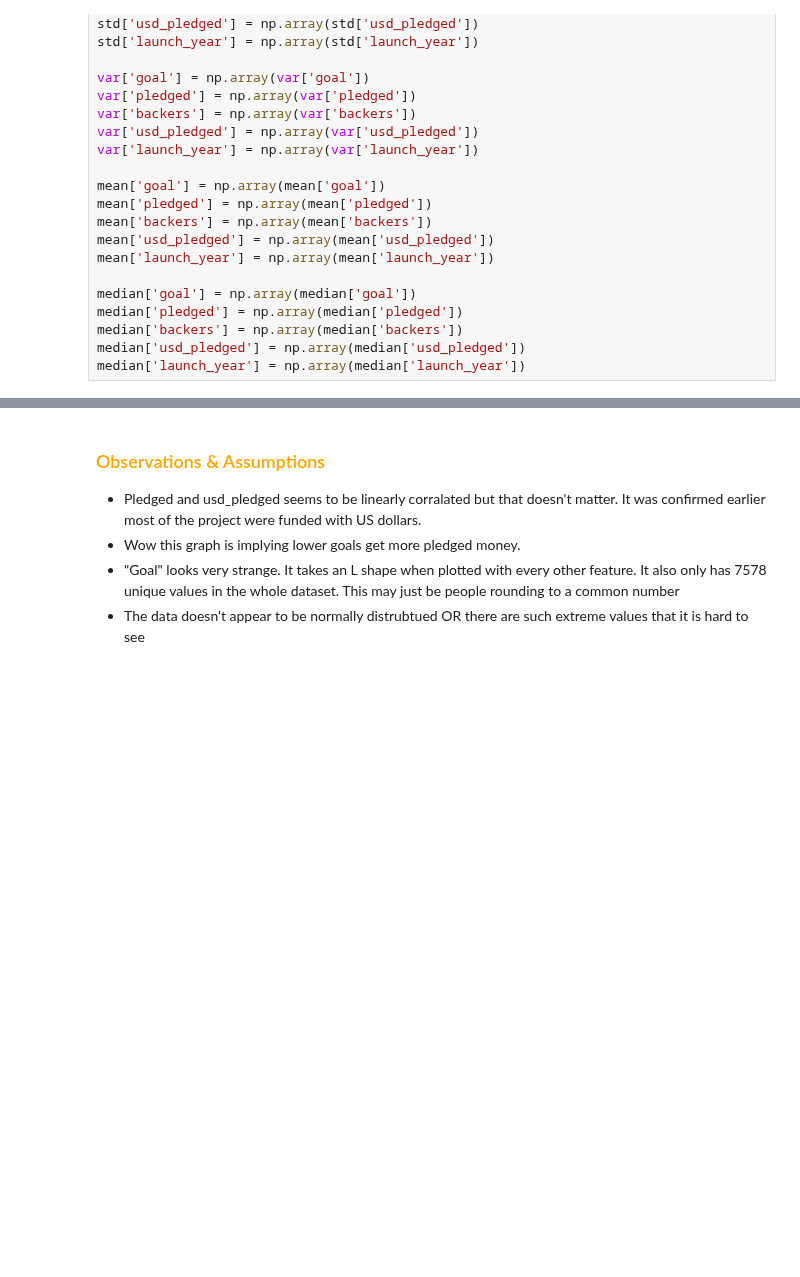
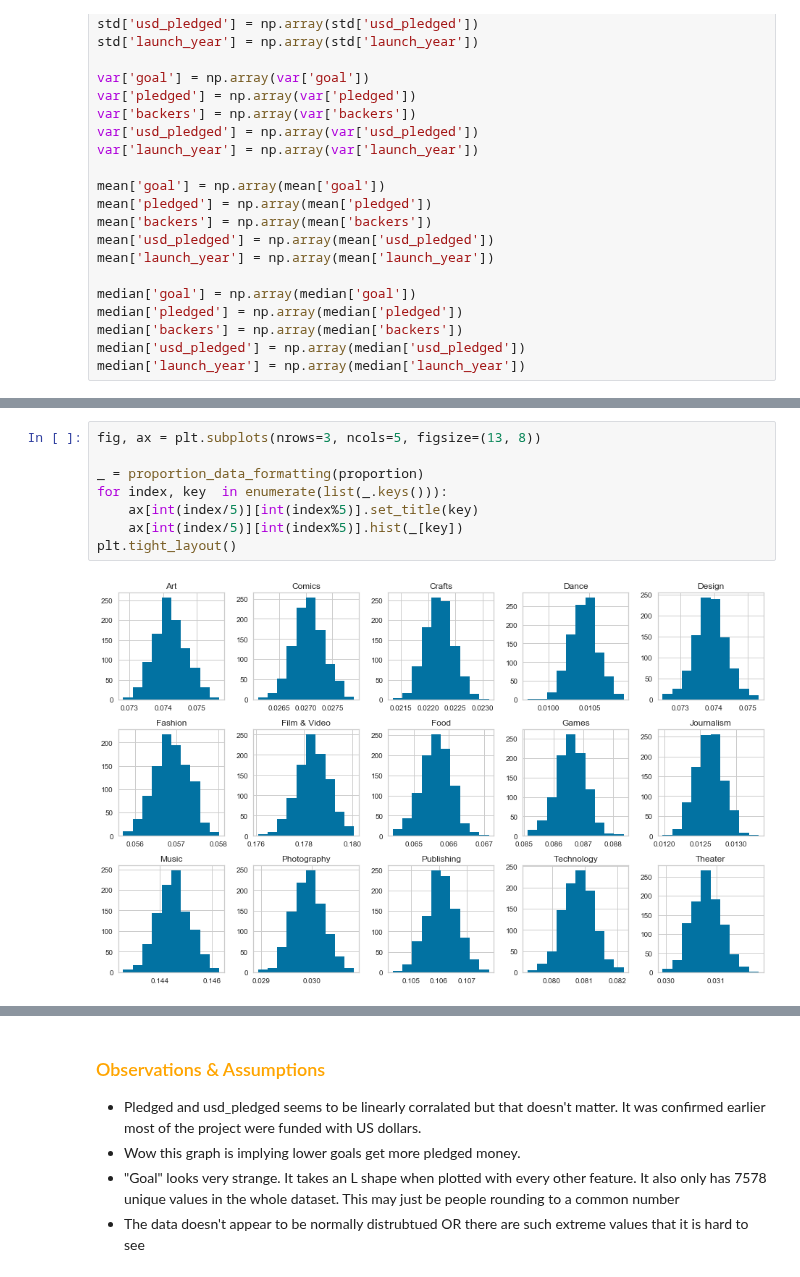
Before and after one commit to LaurentStar/Kick-Starter-Analysis, a Jupyter notebook: Exploratory_Data_Analysis.ipynb, the cells around one changed output, grey strips where cells are left out. Drawn from its saved outputs; the diff is of its cells as text; blank space fills up the shorter version.

```diff
--- a/Exploratory_Data_Analysis.ipynb
+++ b/Exploratory_Data_Analysis.ipynb
@@ -654,0 +710,10 @@ display(ci_and_point_estimate(std, 'standard-deviation'))
+# %%
+fig, ax = plt.subplots(nrows=3, ncols=5, figsize=(13, 8))
+
+_ = proportion_data_formatting(proportion)
+for index, key  in enumerate(list(_.keys())):
+    ax[int(index/5)][int(index%5)].set_title(key)
+    ax[int(index/5)][int(index%5)].hist(_[key])
+plt.tight_layout()
+# %% [output]
+[figure, added]
```
Also changed, not shown: parts of 23 cells of this notebook, 1 other file.
